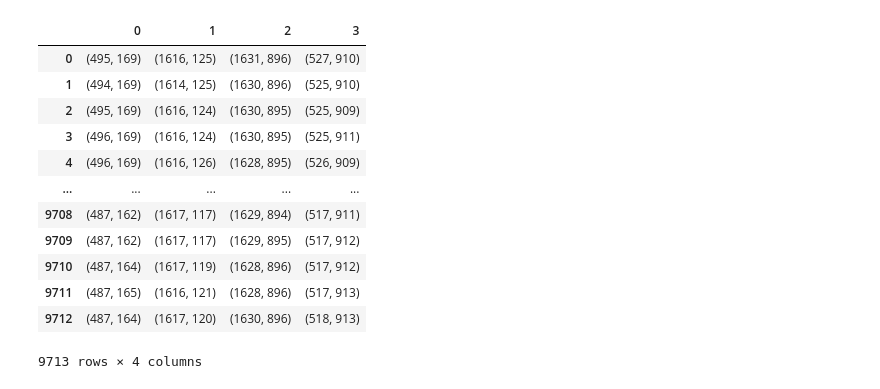
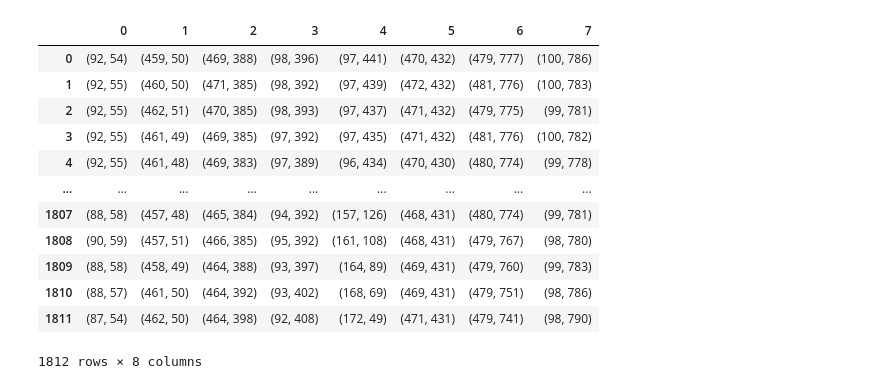
Before and after one commit to dongdangdeng/marker_tracking, a Jupyter notebook: mov_play_from_csv_test.ipynb, the cells around one changed output. Saved outputs shown, nothing was run; the diff lists cells and outputs as text; code cells hidden in the pictures.

```diff
--- a/mov_play_from_csv_test.ipynb
+++ b/mov_play_from_csv_test.ipynb
@@ -15,15 +15,18 @@ def imshow(img, window_name="img"):
     cv2.destroyAllWindows()
 # %%
 # 軌跡データ
-markers_raw = pd.read_csv("output/test/markers_oricon_g_hd_240.csv", header=[0, 1])
+markers_raw = pd.read_csv("output/test/markers_t_hd_60.csv", header=[0, 1])
 frames = len(markers_raw)
 
 # 解析で使用するidのデータだけ抜き出し
-ids = list(map(lambda col: str(col), [0,1,2,3]))
+ids = list(map(lambda col: str(col), [0,1,2,3,4,5,6,7]))
 markers = markers_raw[ids]
 
 # 構造（線の接続関係）の定義
-stractures = [[0,1,2,3,0]]
+stractures = [[0,1,2,3,0],[4,5,6,7,4]]
+
+# 検出したい距離の定義
+distancees = [[0,1],[1,2],[2,3],[3,4],[4,0]]
 
 # ストラクチャーに定義されているマーカーidのSeries
 stractures_ids = pd.Series(sum(stractures, [])).drop_duplicates().sort_values()
@@ -35,62 +38,64 @@ stractures_ids = pd.Series(sum(stractures, [])).drop_duplicates().sort_values()
 # %%
 
 # 動画データ
-cap = cv2.VideoCapture("src/mov/VibrationTest/oricon_g_hd_240.mp4")
+cap = cv2.VideoCapture("src/mov/VibrationTest/t_hd_60.mp4")
 fps = int(cap.get(cv2.CAP_PROP_FPS))    # 動画のfps
 ret, frame = cap.read()
 h, w = frame.shape[:2]
 
 # 保存設定
 fmt = cv2.VideoWriter_fourcc('m', 'p', '4', 'v')
 writer = cv2.VideoWriter('./output/tracking_test.mp4', fmt, fps, (w, h))
 
 cpxy = ['cpx', 'cpy']
 pos = [None, None]
 pos_van = [None, None]
 pos_lnr = [None, None]
 pos_spr = [None, None]
-orbits_spr = pd.DataFrame() # スプライン補完した際の軌跡
-orbits_lnr = pd.DataFrame() # 線形補間した際の軌跡
+# orbits_spr = pd.DataFrame() # スプライン補完した際の軌跡
+# orbits_lnr = pd.DataFrame() # 線形補間した際の軌跡
 orbits_van = pd.DataFrame()  # 元データの軌跡
 
 font = cv2.FONT_HERSHEY_SIMPLEX
 
 for id in ids:
     # print("id :", id)
     for i, cp in enumerate(cpxy):
         pos[i] = markers[str(id), cp]
-        pos_spr[i] = pos[i]
         pos_van[i] = pos[i]
-        pos_lnr[i] = pos[i]
-        if (frames - pos[i].isnull().sum()) <= 4:   # 検出できた座標が4以下ならnan（スプライン補完できないため）
-            pos_spr[i] = [np.nan]
-        else:
-            # 通常データ
-            pos_van[i] = pos_van[i].astype('Int64')
-            # 線形補間
-            pos_lnr[i] = pos_lnr[i].interpolate("ffill").interpolate("bfill").astype('int')
-            # スプライン補完
-            pos_spr[i] = pos_spr[i].interpolate(method="spline", order=2, limit_direction="both").astype(int)
-    if ~np.isnan(pos_spr[0][0]) or ~np.isnan(pos_spr[1][0]) :   # 最初の座標がnanでなければorbits_sprに追加(pos_spr[i]が[nan]でなければ全て数値が入っていることは保証されている)
-        orbits_van[id] = list(zip(pos_van[0], pos_van[1]))
-        orbits_lnr[id] = list(zip(pos_lnr[0], pos_lnr[1]))
-        orbits_spr[id] = list(zip(pos_spr[0], pos_spr[1]))
+    #   pos_spr[i] = pos[i]
 
-orbits_spr
+    #     pos_lnr[i] = pos[i]
+    #     if (frames - pos[i].isnull().sum()) <= 4:   # 検出できた座標が4以下ならnan（スプライン補完できないため）
+    #         pos_spr[i] = [np.nan]
+    #     else:
+    #         # 通常データ
+    #         pos_van[i] = pos_van[i].astype('Int64')
+    #         # 線形補間
+    #         pos_lnr[i] = pos_lnr[i].interpolate("ffill").interpolate("bfill").astype('int')
+    #         # スプライン補完
+    #         pos_spr[i] = pos_spr[i].interpolate(method="spline", order=2, limit_direction="both").astype(int)
+    orbits_van[id] = list(zip(pos_van[0], pos_van[1]))
+    # if ~np.isnan(pos_spr[0][0]) or ~np.isnan(pos_spr[1][0]) :   # 最初の座標がnanでなければorbits_sprに追加(pos_spr[i]が[nan]でなければ全て数値が入っていることは保証されている)
+
+#         orbits_lnr[id] = list(zip(pos_lnr[0], pos_lnr[1]))
+#         orbits_spr[id] = list(zip(pos_spr[0], pos_spr[1]))
+
+orbits_van
 # %% [output]
-|  | 0 | 1 | 2 | 3 |
-| 0 | (495, 169) | (1616, 125) | (1631, 896) | (527, 910) |
-| 1 | (494, 169) | (1614, 125) | (1630, 896) | (525, 910) |
-| 2 | (495, 169) | (1616, 124) | (1630, 895) | (525, 909) |
-| 3 | (496, 169) | (1616, 124) | (1630, 895) | (525, 911) |
-| 4 | (496, 169) | (1616, 126) | (1628, 895) | (526, 909) |
-| ... | ... | ... | ... | ... |
-| 9708 | (487, 162) | (1617, 117) | (1629, 894) | (517, 911) |
-| 9709 | (487, 162) | (1617, 117) | (1629, 895) | (517, 912) |
-| 9710 | (487, 164) | (1617, 119) | (1628, 896) | (517, 912) |
-| 9711 | (487, 165) | (1616, 121) | (1628, 896) | (517, 913) |
-| 9712 | (487, 164) | (1617, 120) | (1630, 896) | (518, 913) |
+|  | 0 | 1 | 2 | 3 | 4 | 5 | 6 | 7 |
+| 0 | (92, 54) | (459, 50) | (469, 388) | (98, 396) | (97, 441) | (470, 432) | (479, 777) | (100, 786) |
+| 1 | (92, 55) | (460, 50) | (471, 385) | (98, 392) | (97, 439) | (472, 432) | (481, 776) | (100, 783) |
+| 2 | (92, 55) | (462, 51) | (470, 385) | (98, 393) | (97, 437) | (471, 432) | (479, 775) | (99, 781) |
+| 3 | (92, 55) | (461, 49) | (469, 385) | (97, 392) | (97, 435) | (471, 432) | (481, 776) | (100, 782) |
+| 4 | (92, 55) | (461, 48) | (469, 383) | (97, 389) | (96, 434) | (470, 430) | (480, 774) | (99, 778) |
+| ... | ... | ... | ... | ... | ... | ... | ... | ... |
+| 1807 | (88, 58) | (457, 48) | (465, 384) | (94, 392) | (157, 126) | (468, 431) | (480, 774) | (99, 781) |
+| 1808 | (90, 59) | (457, 51) | (466, 385) | (95, 392) | (161, 108) | (468, 431) | (479, 767) | (98, 780) |
+| 1809 | (88, 58) | (458, 49) | (464, 388) | (93, 397) | (164, 89) | (469, 431) | (479, 760) | (99, 783) |
+| 1810 | (88, 57) | (461, 50) | (464, 392) | (93, 402) | (168, 69) | (469, 431) | (479, 751) | (98, 786) |
+| 1811 | (87, 54) | (462, 50) | (464, 398) | (92, 408) | (172, 49) | (471, 431) | (479, 741) | (98, 790) |
-9713 rows × 4 columns
+1812 rows × 8 columns
 # %%
 # 線のつなぎ方（並び替え）
 # order_columns = [0,1,3,2]
```
Also changed, not shown: parts of 3 cells of this notebook, 5 other files.
